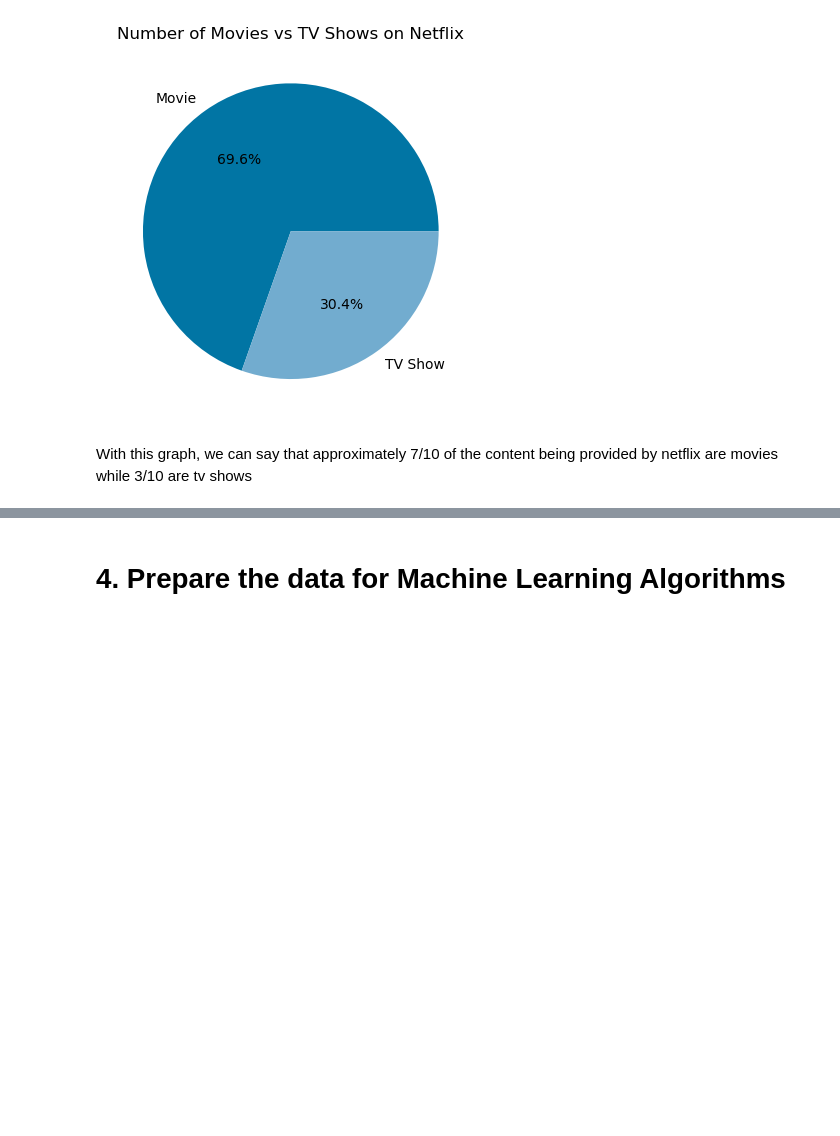
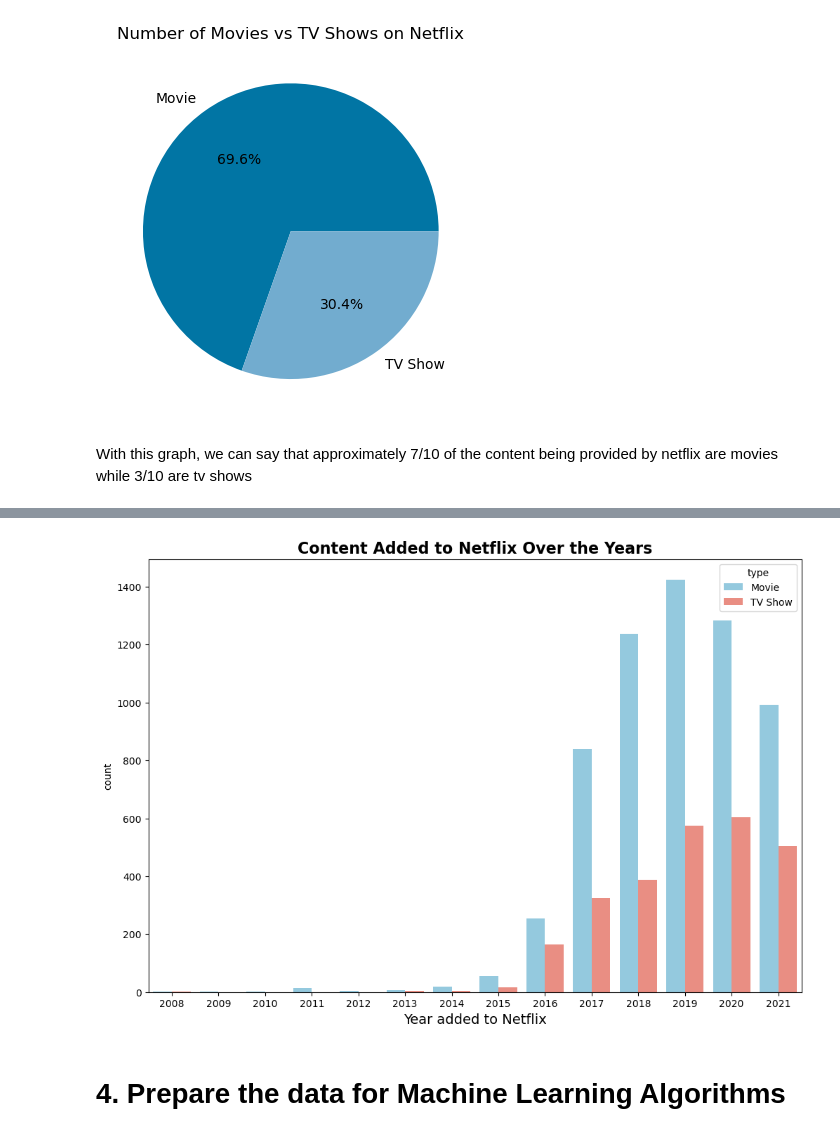
Before and after one commit to samincgs/netflix-show-release-trend-analysis, a Jupyter notebook: final-project.ipynb, the cells around one changed output, grey strips where cells are left out. Cells and saved outputs as stored; diff of their text form; code cells hidden in the pictures; blank space fills up the shorter version.

```diff
--- a/final-project.ipynb
+++ b/final-project.ipynb
@@ -213,3 +296,23 @@ With this graph, we can say that approximately 7/10 of the content being provide
+# %%
+plt.figure(figsize=(12, 8))
+
+netflix_data = netflix_data.dropna(subset=['year_added']) # drop N/A values that show as a column (with no values) in visual
+netflix_data['year_added'] = netflix_data['year_added'].astype(int) # year_added changed to int from float
+
+# create bar chart
+sns.countplot(
+    data = netflix_data,
+    x = "year_added",
+    hue = "type", # show type (Movie, TV Show)
+    palette = {'Movie': 'skyblue', 'TV Show': 'salmon'},
+    order = netflix_data["year_added"].sort_values().unique()  # Sort in ascending order (left to right)
+)
+
+plt.title('Content Added to Netflix Over the Years', fontsize=16, fontweight="bold")
+plt.xlabel('Year added to Netflix', fontsize=14)
+plt.show()
+# %% [output]
+[figure, added]
 # %% [markdown]
 # 4. Prepare the data for Machine Learning Algorithms
 # %% [markdown]
```
Also changed, not shown: parts of 6 cells of this notebook.
